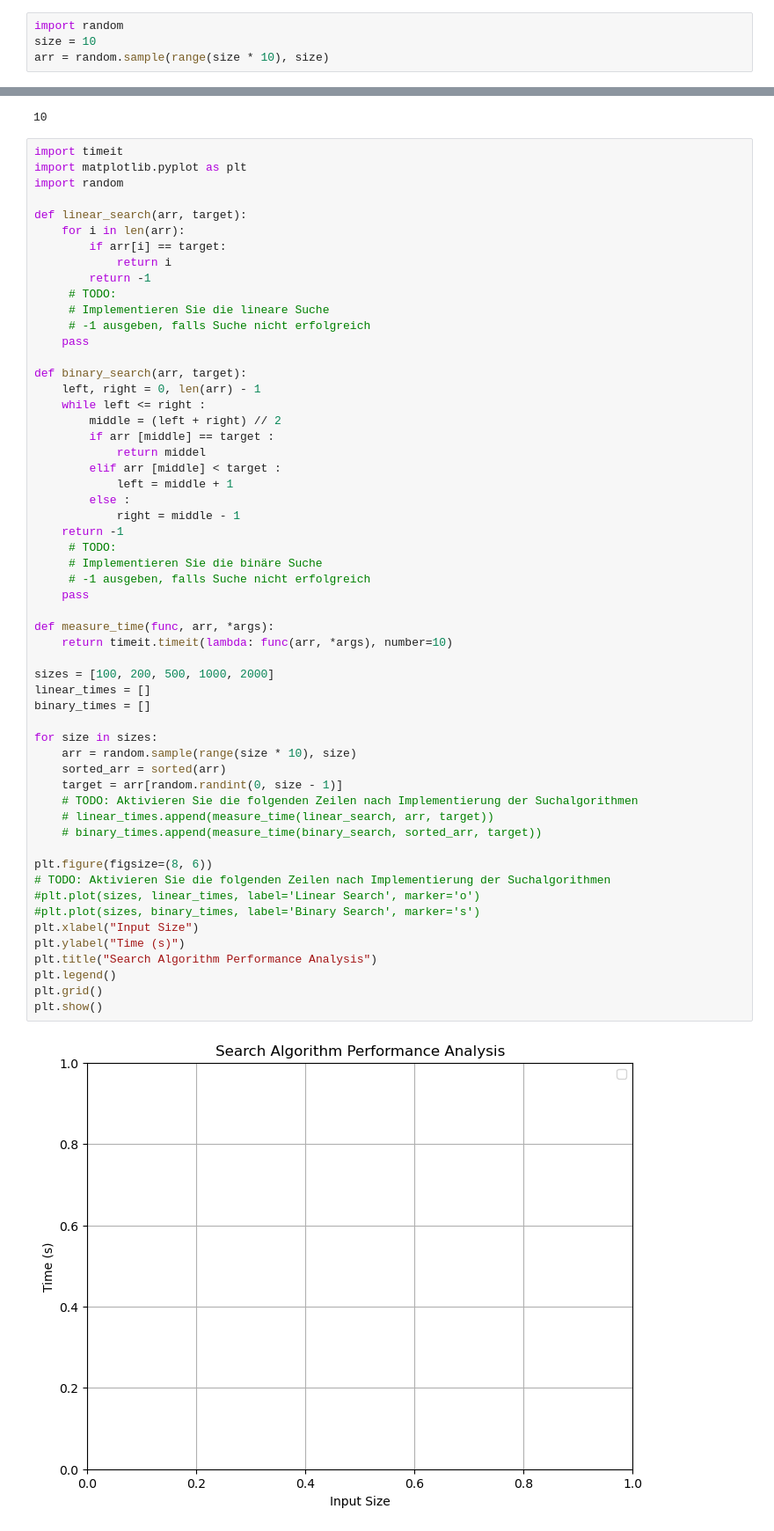
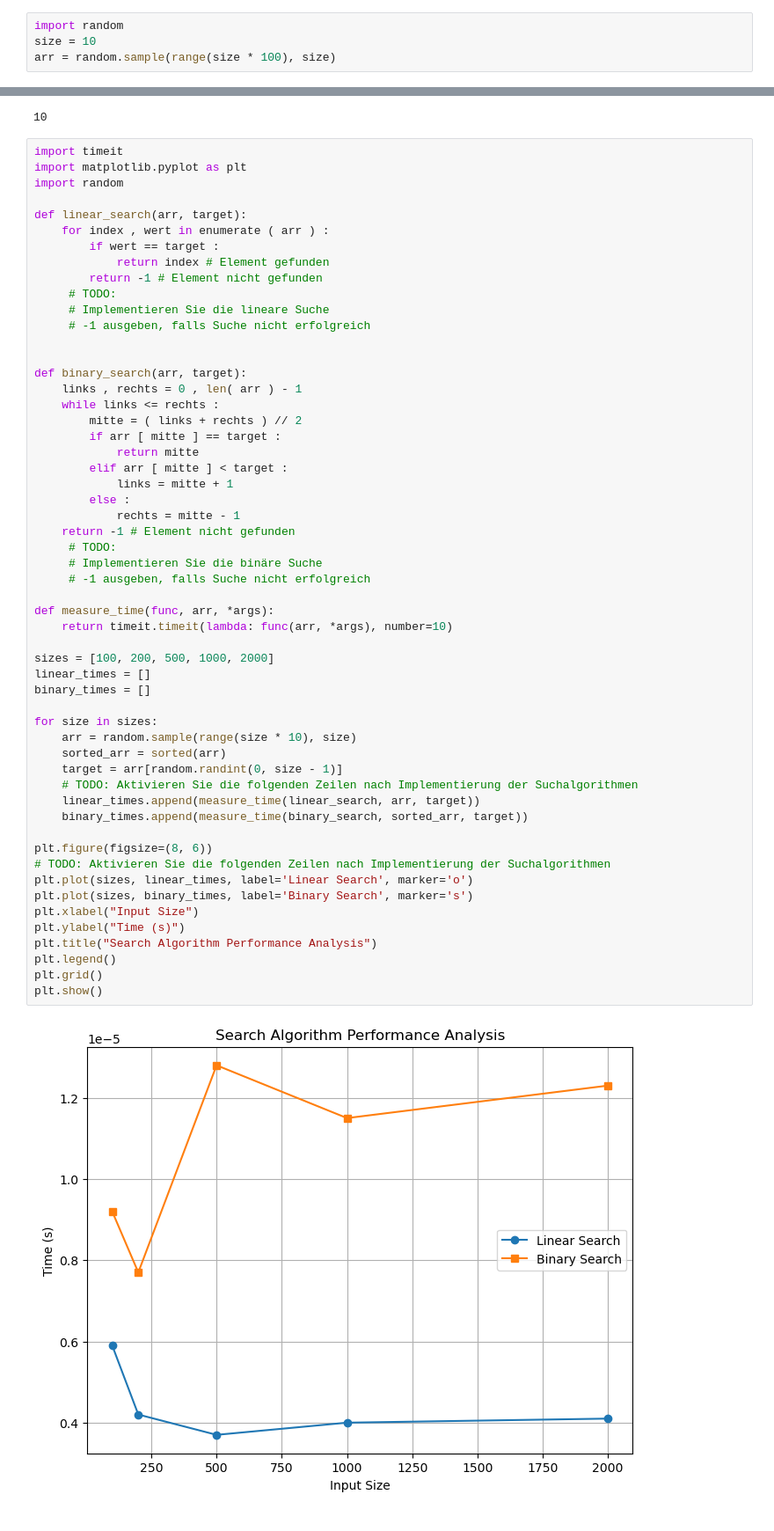
Before and after one commit to Alexandros-Ivascu/Informatik-2, a Jupyter notebook: Lab02 Analyse von Laufzeiten.ipynb, the cells around one changed output, grey strips where cells are left out. Shown at 88% size. Saved outputs shown, nothing was run; the diff lists cells and outputs as text.

Commit message:
Change and fix linear/binary search

```diff
--- a/Lab02 Analyse von Laufzeiten.ipynb
+++ b/Lab02 Analyse von Laufzeiten.ipynb
@@ -1,7 +1,7 @@
 # %%
 import random
 size = 10
-arr = random.sample(range(size * 10), size)
+arr = random.sample(range(size * 100), size)
 # %%
 arr
 # %% [output]
@@ -16,55 +16,54 @@ import matplotlib.pyplot as plt
 import random
 
 def linear_search(arr, target):
-    for i in len(arr):
-        if arr[i] == target:
-            return i
-        return -1
+    for index , wert in enumerate ( arr ) :
+        if wert == target :
+            return index # Element gefunden
+        return -1 # Element nicht gefunden
      # TODO:
      # Implementieren Sie die lineare Suche
      # -1 ausgeben, falls Suche nicht erfolgreich
-    pass
+
 
 def binary_search(arr, target):
-    left, right = 0, len(arr) - 1
-    while left <= right :
-        middle = (left + right) // 2
-        if arr [middle] == target :
-            return middel
-        elif arr [middle] < target :
-            left = middle + 1
+    links , rechts = 0 , len( arr ) - 1
+    while links <= rechts :
+        mitte = ( links + rechts ) // 2
+        if arr [ mitte ] == target :
+            return mitte
+        elif arr [ mitte ] < target :
+            links = mitte + 1
         else :
-            right = middle - 1
-    return -1
+            rechts = mitte - 1
+    return -1 # Element nicht gefunden
      # TODO:
      # Implementieren Sie die binäre Suche
      # -1 ausgeben, falls Suche nicht erfolgreich
-    pass
 
 def measure_time(func, arr, *args):
     return timeit.timeit(lambda: func(arr, *args), number=10)
 
 sizes = [100, 200, 500, 1000, 2000]
 linear_times = []
 binary_times = []
 
 for size in sizes:
     arr = random.sample(range(size * 10), size)
     sorted_arr = sorted(arr)
     target = arr[random.randint(0, size - 1)]
     # TODO: Aktivieren Sie die folgenden Zeilen nach Implementierung der Suchalgorithmen
-    # linear_times.append(measure_time(linear_search, arr, target))
-    # binary_times.append(measure_time(binary_search, sorted_arr, target))
+    linear_times.append(measure_time(linear_search, arr, target))
+    binary_times.append(measure_time(binary_search, sorted_arr, target))
 
 plt.figure(figsize=(8, 6))
 # TODO: Aktivieren Sie die folgenden Zeilen nach Implementierung der Suchalgorithmen
-#plt.plot(sizes, linear_times, label='Linear Search', marker='o')
-#plt.plot(sizes, binary_times, label='Binary Search', marker='s')
+plt.plot(sizes, linear_times, label='Linear Search', marker='o')
+plt.plot(sizes, binary_times, label='Binary Search', marker='s')
 plt.xlabel("Input Size")
 plt.ylabel("Time (s)")
 plt.title("Search Algorithm Performance Analysis")
 plt.legend()
 plt.grid()
 plt.show()
 # %% [output]
-[figure, old version]
+[figure, new version]
```
Also changed, not shown: parts of 1 cell of this notebook.
